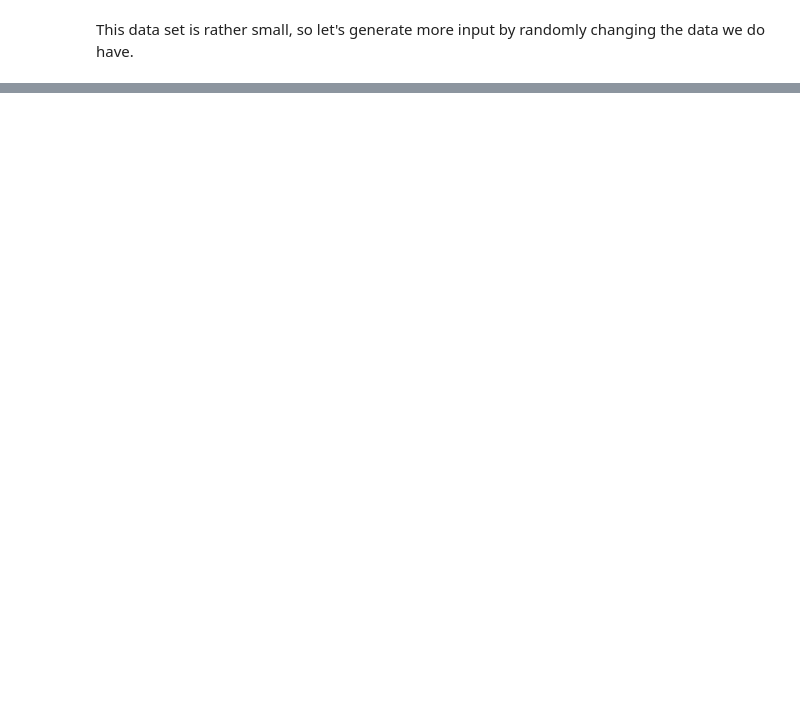
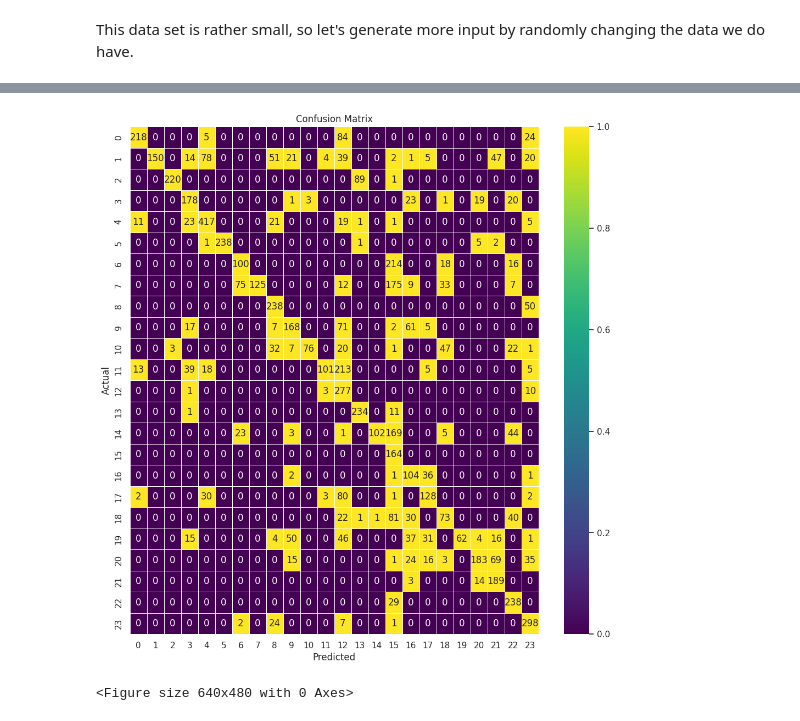
Before and after one commit to kiri-thornalley/ASL_Translator, a Jupyter notebook: translator.ipynb, the cells around one changed output, grey strips where cells are left out. Cells and saved outputs as stored; diff of their text form; code cells hidden in the pictures; blank space fills up the shorter version.

```diff
--- a/translator.ipynb
+++ b/translator.ipynb
@@ -105,0 +126,11 @@ ValueError: The truth value of an array with more than one element is ambiguous.
+# %%
+score = model.evaluate(x_test)
+print('Test Loss:', score[0])
+print('Test Accuracy:', score[1])
+df_test = pd.read_csv('/home/kiri/ASL_Translator/Data/sign_mnist_test.csv')
+y_test = df_test['label']
+x_test = test_df.values.reshape(test_df.shape[0], 28,28,1)
+
+df_test.drop(['label'], axis=1, inplace=True)
+print("x_test shape:", x_test.shape)
+y_pred = np.argmax(model.predict(x_test), axis=1)
@@ -105,0 +143,11 @@ ValueError: The truth value of an array with more than one element is ambiguous.
+# %%
+plt.figure(figsize=(12, 12))
+sns.heatmap(confusion_matrix(y_test, y_pred), cmap='viridis', annot=True, linewidth=.5, fmt='g')
+plt.xlabel("Predicted")
+plt.ylabel("Actual")
+plt.title("Confusion Matrix")
+plt.show()
+plt.savefig('confusion.png')
+# %% [output]
+[figure, added]
+<Figure size 640x480 with 0 Axes>
```
Also changed, not shown: parts of 9 cells of this notebook, 15 other files.
